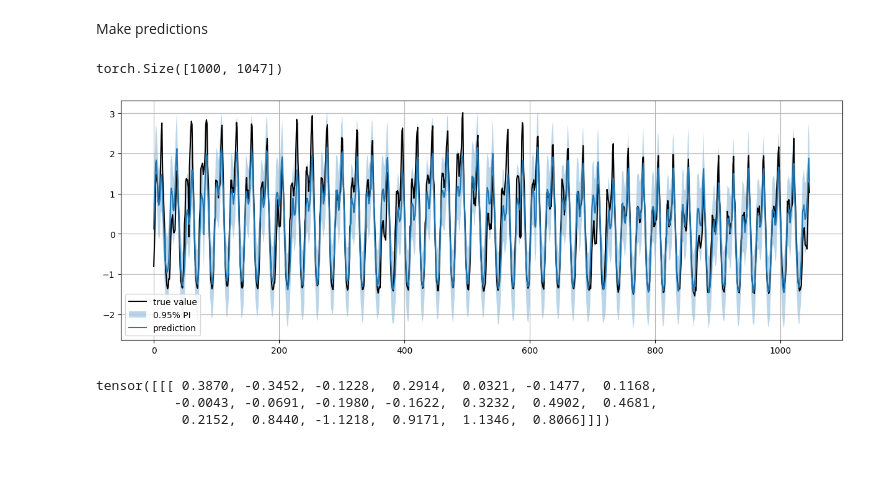
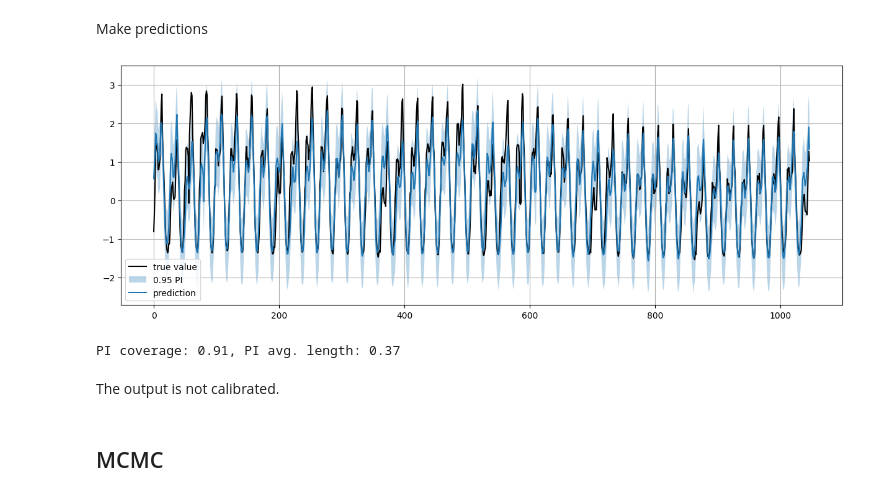
Before and after one commit to MicheleUIT/Probabilistic-load-forecasting-with-Reservoir-Computing, a Jupyter notebook: code/time_series_forecast.ipynb, the cells around one changed output. Saved outputs shown, nothing was run; the diff lists cells and outputs as text; code cells hidden in the pictures; blank space fills up the shorter version.

Commit message:
+ gpu and mcmc

```diff
--- a/code/time_series_forecast.ipynb
+++ b/code/time_series_forecast.ipynb
@@ -6,6 +6,7 @@ import matplotlib.pyplot as plt
 import pyro.distributions as dist
 import pandas as pd
 import numpy as np
+import seaborn as sns
 
 from ESN import esnet
 from scipy.io import loadmat
@@ -13,7 +14,9 @@ from sklearn.metrics import mean_squared_error
 from pyro.nn import PyroModule, PyroSample
 from pyro.infer.autoguide import AutoMultivariateNormal, init_to_mean
 from pyro.optim import Adam
-from pyro.infer import SVI, Trace_ELBO, Predictive
+from pyro.infer import SVI, Trace_ELBO, Predictive, MCMC, NUTS
+
+device = torch.device('cuda' if torch.cuda.is_available() else 'cpu')
 # %% [markdown]
 # Time-series forecasting
 # %% [markdown]
@@ -63,26 +66,27 @@ Test MSE 0.196
 n_dims = train_embedding.shape[1]
 dtype = 'float32'
 train_embedding = train_embedding.astype(dtype)
-train_embedding = torch.from_numpy(train_embedding)
+train_embedding = torch.from_numpy(train_embedding).to(device)
 # val_embedding = val_embedding.astype(dtype)
 test_embedding = test_embedding.astype(dtype)
-test_embedding = torch.from_numpy(test_embedding)
+test_embedding = torch.from_numpy(test_embedding).to(device)
 Ytr = Ytr.astype(dtype).squeeze()
-Ytr = torch.from_numpy(Ytr)
+Ytr = torch.from_numpy(Ytr).to(device)
 # %%
+
 class BayesianRegression(PyroModule):
     def __init__(self, in_features, out_features):
         super().__init__()
-        self.linear = PyroModule[torch.nn.Linear](in_features, out_features)
-        self.linear.weight = PyroSample(dist.Normal(0., 10.).expand([out_features, in_features]).to_event(2))
-        self.linear.bias = PyroSample(dist.Normal(0., 10.).expand([out_features]).to_event(1))
+        self.linear = PyroModule[torch.nn.Linear](in_features, out_features).to(device)
+        self.linear.weight = PyroSample(dist.Normal(torch.tensor(0., device=device), torch.tensor(10., device=device)).expand([out_features, in_features]).to_event(2))
+        self.linear.bias = PyroSample(dist.Normal(torch.tensor(0., device=device), torch.tensor(10., device=device)).expand([out_features]).to_event(1))
 
     def forward(self, x, y=None):
-        sigma = pyro.sample("sigma", dist.Uniform(0., 10.))
+        sigma = pyro.sample("sigma", dist.Uniform(0., 10.)).to(device)
         mean = self.linear(x).squeeze(-1)
-        with pyro.plate("data", x.shape[0]):
+        with pyro.plate("data", x.shape[0], device=device):
             obs = pyro.sample("obs", dist.Normal(mean, sigma), obs=y)
-        return mean # do I need the mean?
+        return mean
 
 model = BayesianRegression(n_dims, 1)
 pyro.render_model(model, model_args=(train_embedding, Ytr), render_distributions=True)
@@ -193,27 +225,36 @@ predictive = Predictive(model, guide=guide, num_samples=num_samples)(x=test_embe
 pred_df = pd.DataFrame(predictive["obs"])
 pred_stats = pred_df.describe(percentiles=[0.05,0.5,0.95]).transpose()
 pred_stats = pred_stats[["mean", "std", "5%", "95%"]]
-# %%
-predictive["obs"].shape
-# %% [output]
-torch.Size([1000, 1047])
+# %%
+def compute_coverage_len(y_test, y_lower, y_upper, verbose=False):
+    """
+    Compute average coverage and length of prediction intervals
+    """
+    coverage = np.mean((y_test >= y_lower) & (y_test <= y_upper))
+    avg_length = np.mean(abs(y_upper - y_lower))
+    avg_length = avg_length/(y_test.max()-y_test.min())
+    if verbose==True:
+        print("PI coverage: {:.2f}, PI avg. length: {:.2f}".format(coverage, avg_length))
+    return coverage, avg_length
 # %%
+# draw and compute the 95% confidence interval
 target_interval = 0.95
-q_low, q_hi = np.quantile(predictive["obs"].numpy().squeeze(), [(1-target_interval)/2, 1-(1-target_interval)/2], axis=0)
-mean = np.mean(predictive["obs"].numpy().squeeze(), axis=0)
+q_low, q_hi = np.quantile(predictive["obs"].cpu().numpy().squeeze(), [(1-target_interval)/2, 1-(1-target_interval)/2], axis=0) # 40-quantile
+mean = np.mean(predictive["obs"].cpu().numpy().squeeze(), axis=0)
 
 fig = plt.figure(figsize=(15,5))
 plt.plot(Yte, label='true value', color='k')
-plt.fill_between(np.arange(predictive["obs"].shape[1]), q_low, q_hi, alpha=0.3, label=str(target_interval)+'% PI')
+plt.fill_between(np.arange(predictive["obs"].shape[1]), q_low, q_hi, alpha=0.3, label=str(target_interval)+' PI')
 plt.plot(mean, label='prediction')
 plt.legend(loc='best', fontsize=10)
 plt.grid()
 plt.show()
+
+_, _ = compute_coverage_len(Yte.squeeze(), q_low, q_hi, verbose=True)
 # %% [output]
-[figure, old version]
+[figure, new version]
+PI coverage: 0.91, PI avg. length: 0.37
-# %%
-predictive["linear.weight"][0]
-# %% [output]
-tensor([[[ 0.3870, -0.3452, -0.1228,  0.2914,  0.0321, -0.1477,  0.1168,
-          -0.0043, -0.0691, -0.1980, -0.1622,  0.3232,  0.4902,  0.4681,
-           0.2152,  0.8440, -1.1218,  0.9171,  1.1346,  0.8066]]])
+# %% [markdown]
+The output is not calibrated.
+# %% [markdown]
+## MCMC
```
Also changed, not shown: parts of 13 cells of this notebook.
